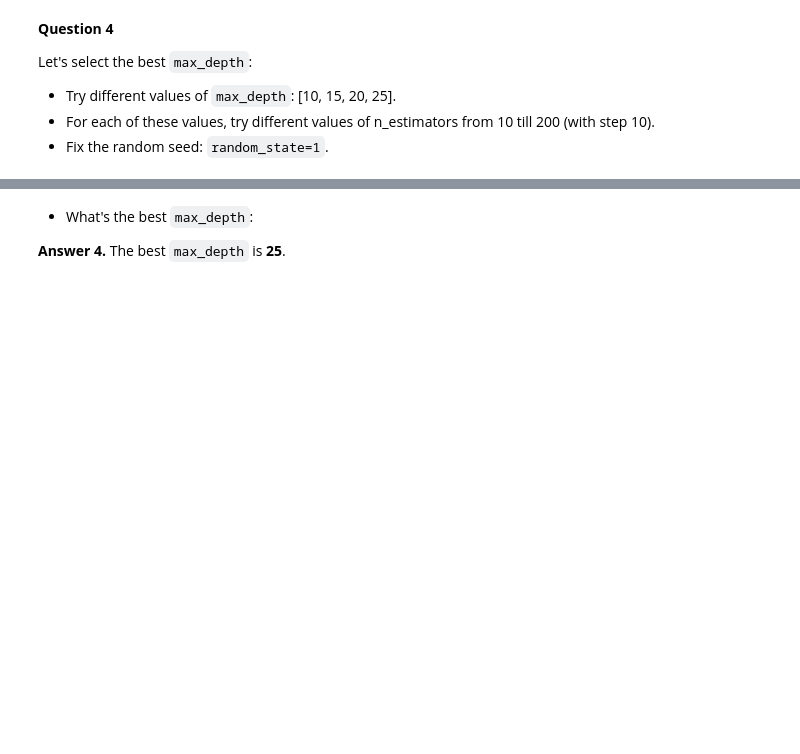
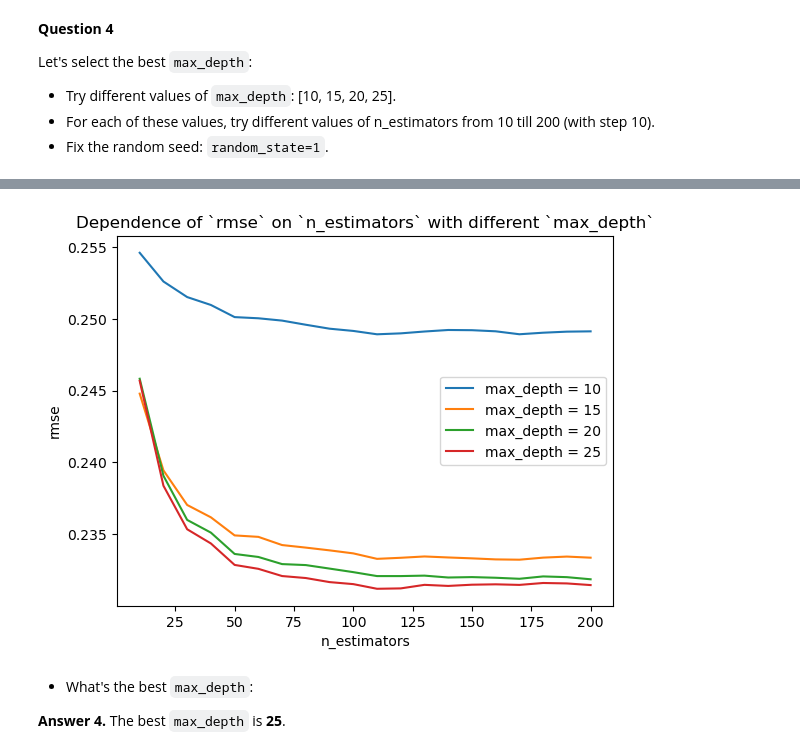
Before and after one commit to AZaretskaya/ml-zoomcamp-homeworks, a Jupyter notebook: 6_decision_trees.ipynb, the cells around one changed output, grey strips where cells are left out. Saved outputs shown, nothing was run; the diff lists cells and outputs as text; code cells hidden in the pictures; blank space fills up the shorter version.

```diff
--- a/6_decision_trees.ipynb
+++ b/6_decision_trees.ipynb
@@ -285,14 +382,16 @@ df_scores
 # %%
-plt.title('Dependence of `rmse` on `n_estimators` with dofferent `max_depth`')
+plt.title('Dependence of `rmse` on `n_estimators` with different `max_depth`')
 for d in [10, 15, 20, 25]:
     df_subset = df_scores[df_scores.max_depth == d]
 
     plt.plot(df_subset.n_estimators, df_subset.rmse,
              label=f'max_depth = {d}')
 
 plt.legend()
 plt.xlabel('n_estimators')
 plt.ylabel('rmse');
+# %% [output]
+[figure, added]
 # %% [markdown]
 - What's the best `max_depth`:
 
```
Also changed, not shown: parts of 27 cells of this notebook.
